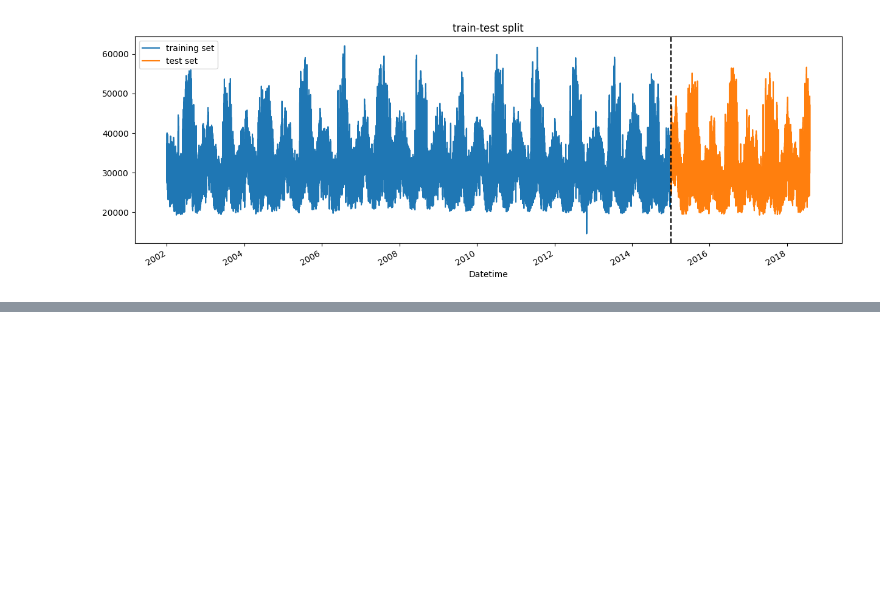
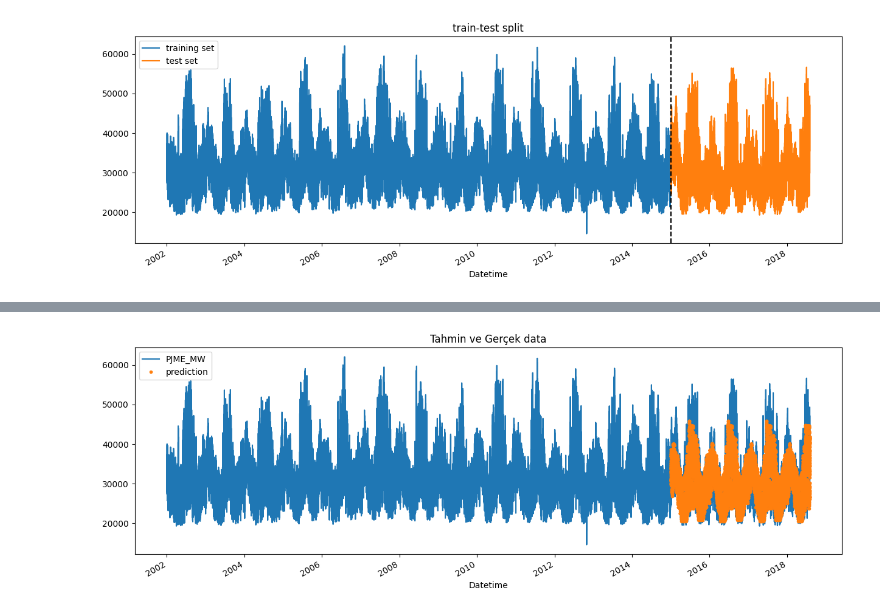
Before and after one commit to YigitDeniiz/Time_Series_Energy_Consumption_ML, a Jupyter notebook: time_series_forecast_ml.ipynb, the cells around one changed output, grey strips where cells are left out. Cells and saved outputs as stored; diff of their text form; code cells hidden in the pictures; blank space fills up the shorter version.

```diff
--- a/time_series_forecast_ml.ipynb
+++ b/time_series_forecast_ml.ipynb
@@ -109,0 +211,7 @@ plt.show()
+# %%
+# TEST VERİSİ TAHMİNİ:
+
+test["prediction"] = reg.predict(X_test)
+df = df.merge(test[["prediction"]],how="left",left_index=True,right_index=True)
+df.head()
+#test verimiz en sonda olduğu için baştaki veriler NaN gözüküyor.
@@ -109,0 +226,8 @@ plt.show()
+# %%
+ax = df[["PJME_MW"]].plot(figsize=(15,5))
+df["prediction"].plot(ax=ax,style=".")
+plt.legend()
+ax.set_title("Tahmin ve Gerçek data")
+plt.show()
+# %% [output]
+[figure, added]
```
Also changed, not shown: parts of 17 cells of this notebook.
